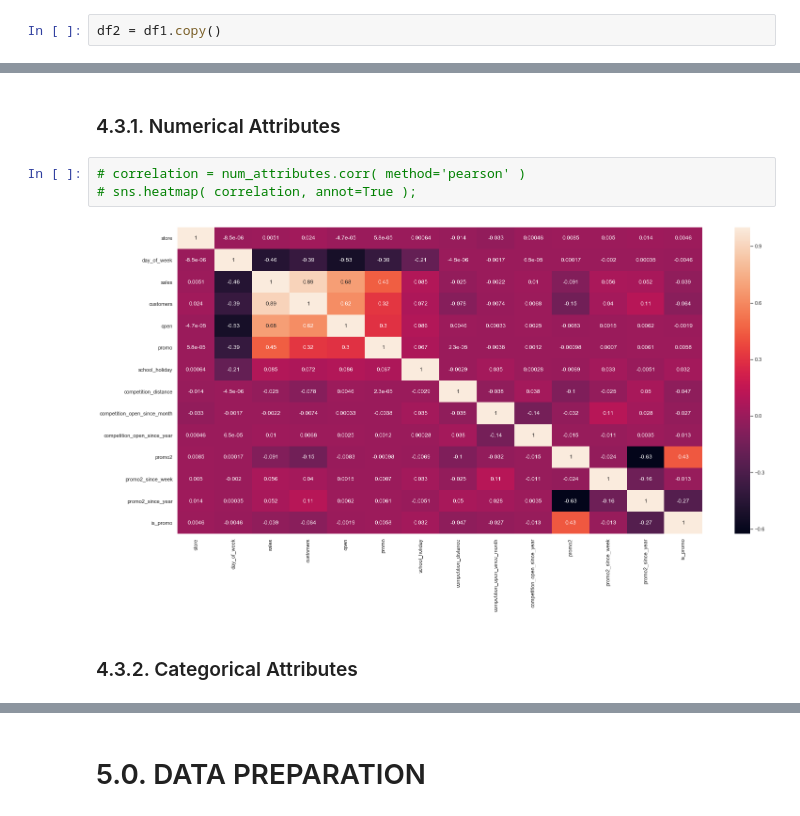
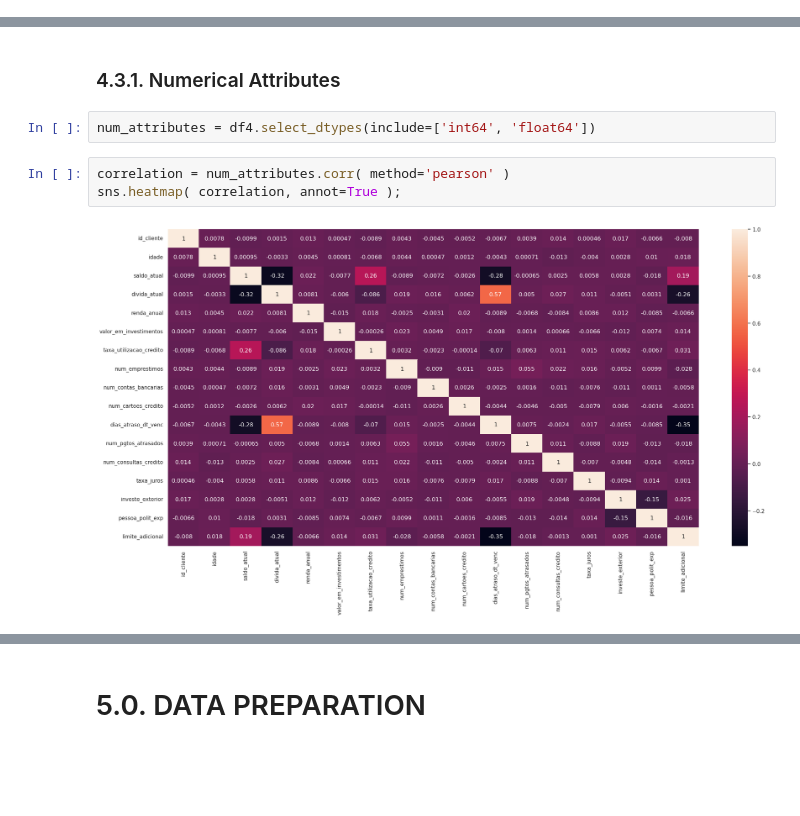
Before and after one commit to GustavoBarros11/hackday-2-edicao, a Jupyter notebook: notebook_ciclo1.ipynb, the cells around one changed output, grey strips where cells are left out. Saved outputs shown, nothing was run; the diff lists cells and outputs as text; blank space fills up the shorter version.

```diff
--- a/notebook_ciclo1.ipynb
+++ b/notebook_ciclo1.ipynb
@@ -296,8 +282,6 @@ plt.show()
 df2 = df1.copy()
 # %% [markdown]
 ## 2.1. Mapa Mental de Hipoteses
-# %%
-df2 = df1.copy()
 # %%
 #Image( 'img/MindMapHypothesis.png' )
 # %% [markdown]
@@ -500,10 +410,10 @@ H13          Verdadeira   Baixa
 ## 4.3. Analise Multivariada
 # %% [markdown]
 ### 4.3.1. Numerical Attributes
+# %%
+num_attributes = df4.select_dtypes(include=['int64', 'float64'])
 # %%
-# correlation = num_attributes.corr( method='pearson' )
-# sns.heatmap( correlation, annot=True );
+correlation = num_attributes.corr( method='pearson' )
+sns.heatmap( correlation, annot=True );
 # %% [output]
-[figure, old version]
+[figure, new version]
-# %% [markdown]
-### 4.3.2. Categorical Attributes
```
Also changed, not shown: parts of 15 cells of this notebook, 3 other files.
